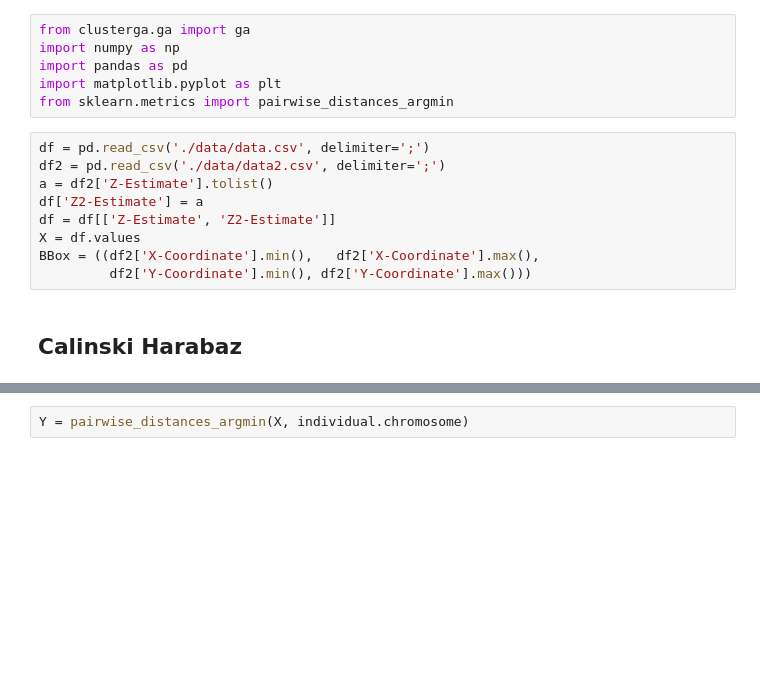
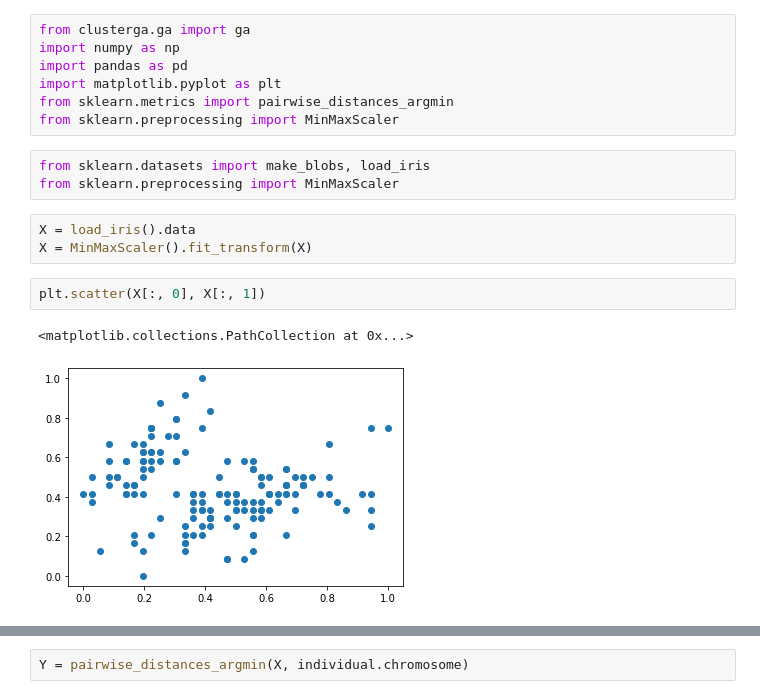
Before and after one commit to GSMSouza/CAP, a Jupyter notebook: Execução Funções de Aptidão-Copy1.ipynb, the cells around one changed output, grey strips where cells are left out. Saved outputs shown, nothing was run; the diff lists cells and outputs as text; blank space fills up the shorter version.

```diff
--- a/Execução Funções de Aptidão-Copy1.ipynb
+++ b/Execução Funções de Aptidão-Copy1.ipynb
@@ -4,16 +4,17 @@ import numpy as np
 import pandas as pd
 import matplotlib.pyplot as plt
 from sklearn.metrics import pairwise_distances_argmin
+from sklearn.preprocessing import MinMaxScaler
-# %%
-df = pd.read_csv('./data/data.csv', delimiter=';')
-df2 = pd.read_csv('./data/data2.csv', delimiter=';')
-a = df2['Z-Estimate'].tolist()
-df['Z2-Estimate'] = a
-df = df[['Z-Estimate', 'Z2-Estimate']]
-X = df.values
-BBox = ((df2['X-Coordinate'].min(),   df2['X-Coordinate'].max(),
-         df2['Y-Coordinate'].min(), df2['Y-Coordinate'].max()))
-# %% [markdown]
-## Calinski Harabaz
+# %%
+from sklearn.datasets import make_blobs, load_iris
+from sklearn.preprocessing import MinMaxScaler
+# %%
+X = load_iris().data
+X = MinMaxScaler().fit_transform(X)
+# %%
+plt.scatter(X[:, 0], X[:, 1])
+# %% [output]
+<matplotlib.collections.PathCollection at 0x...>
+[figure, added]
 # %%
 %%time
```
Also changed, not shown: parts of 34 cells of this notebook, 16 other files.
